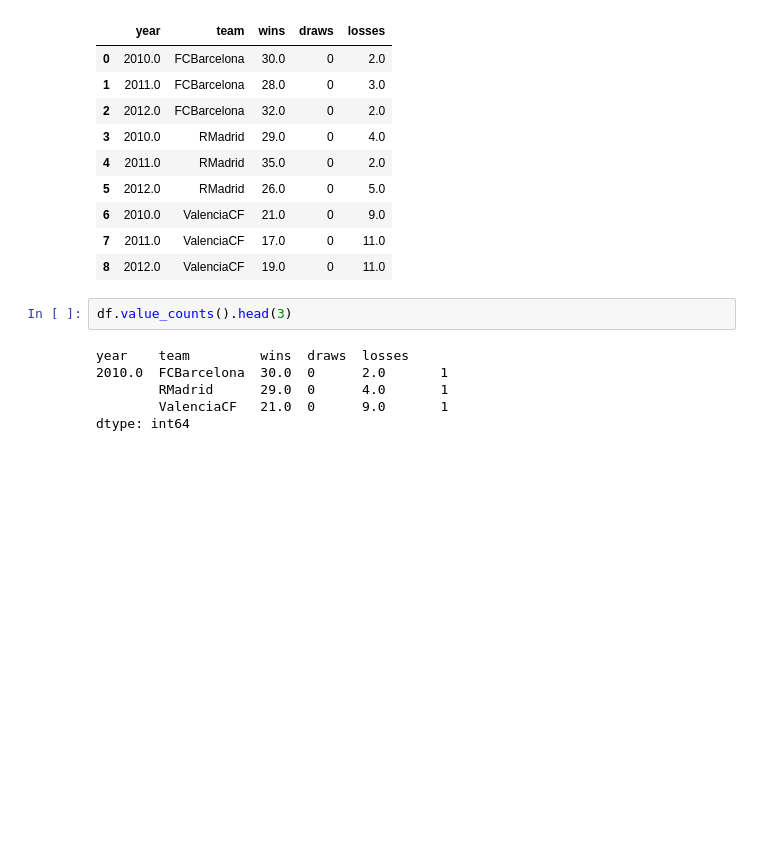
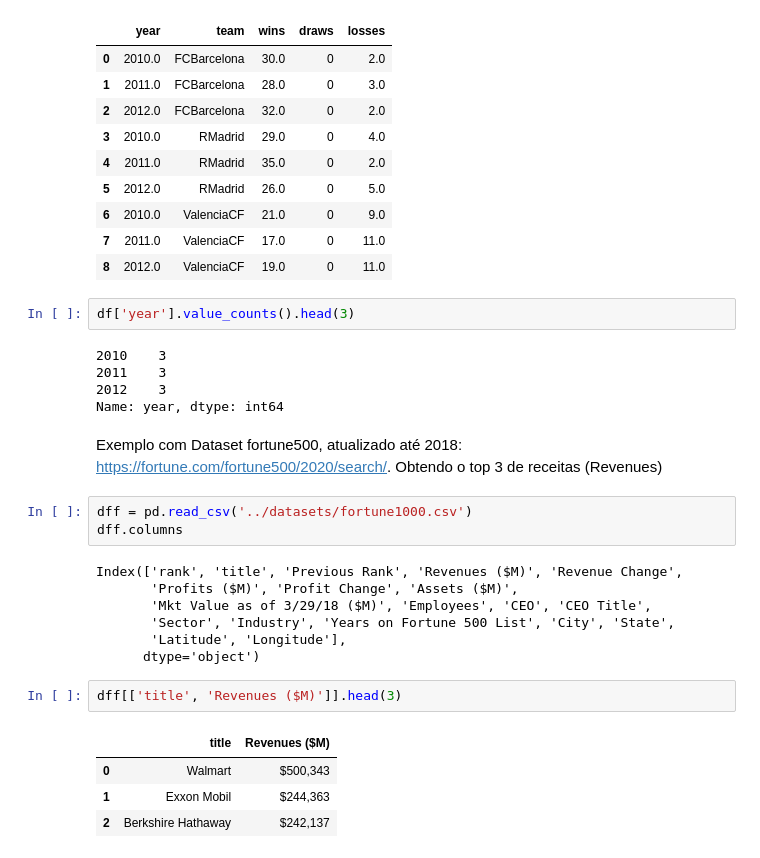
Before and after one commit to josenalde/datascience, a Jupyter notebook: notebooks/nbds08.ipynb, the cells around one changed output. Drawn from its saved outputs; the diff is of its cells as text; blank space fills up the shorter version.

```diff
--- a/notebooks/nbds08.ipynb
+++ b/notebooks/nbds08.ipynb
@@ -426,10 +423,28 @@ df
 | 7 | 2011.0 | ValenciaCF | 17.0 | 0 | 11.0 |
 | 8 | 2012.0 | ValenciaCF | 19.0 | 0 | 11.0 |
 # %%
-df.value_counts().head(3)
+df['year'].value_counts().head(3)
 # %% [output]
-year    team         wins  draws  losses
-2010.0  FCBarcelona  30.0  0      2.0       1
-        RMadrid      29.0  0      4.0       1
-        ValenciaCF   21.0  0      9.0       1
-dtype: int64
+2010    3
+2011    3
+2012    3
+Name: year, dtype: int64
+# %% [markdown]
+Exemplo com Dataset fortune500, atualizado até 2018: https://fortune.com/fortune500/2020/search/. Obtendo o top 3 de receitas (Revenues)
+# %%
+dff = pd.read_csv('../datasets/fortune1000.csv')
+dff.columns
+# %% [output]
+Index(['rank', 'title', 'Previous Rank', 'Revenues ($M)', 'Revenue Change',
+       'Profits ($M)', 'Profit Change', 'Assets ($M)',
+       'Mkt Value as of 3/29/18 ($M)', 'Employees', 'CEO', 'CEO Title',
+       'Sector', 'Industry', 'Years on Fortune 500 List', 'City', 'State',
+       'Latitude', 'Longitude'],
+      dtype='object')
+# %%
+dff[['title', 'Revenues ($M)']].head(3)
+# %% [output]
+|  | title | Revenues ($M) |
+| 0 | Walmart | $500,343 |
+| 1 | Exxon Mobil | $244,363 |
+| 2 | Berkshire Hathaway | $242,137 |
```
Also changed, not shown: parts of 7 cells of this notebook.
